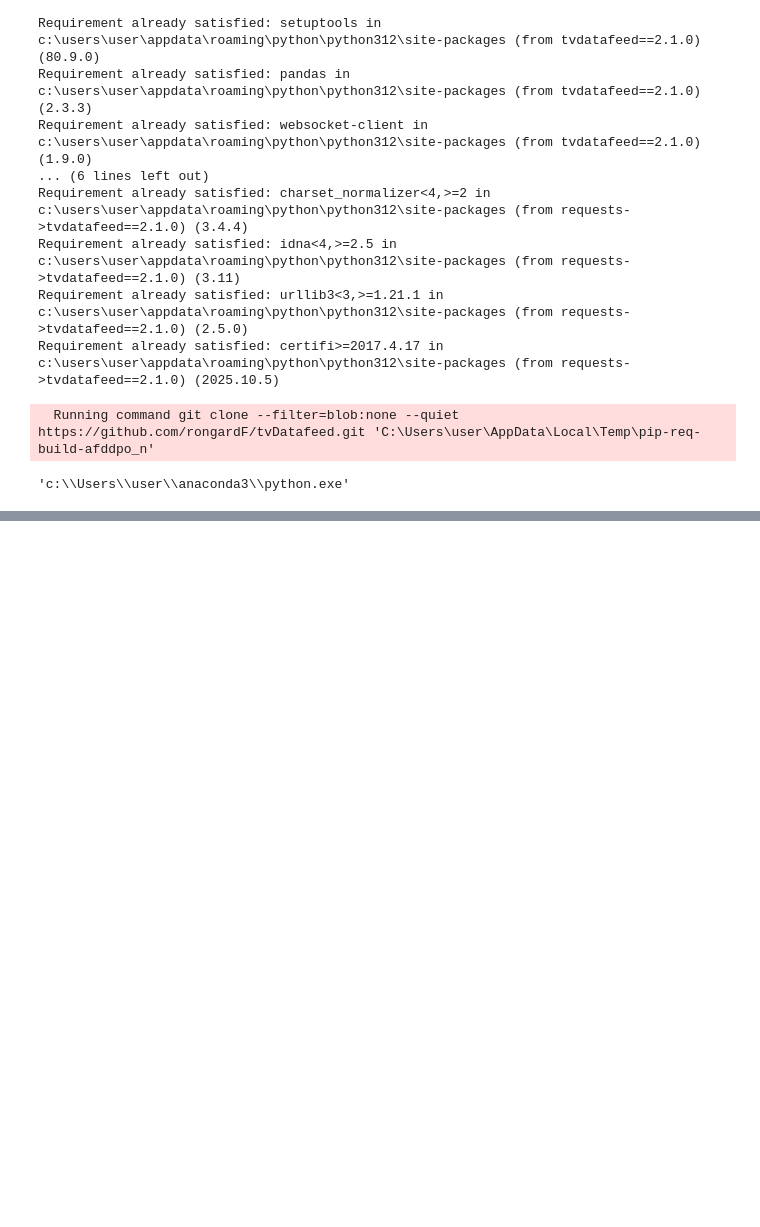
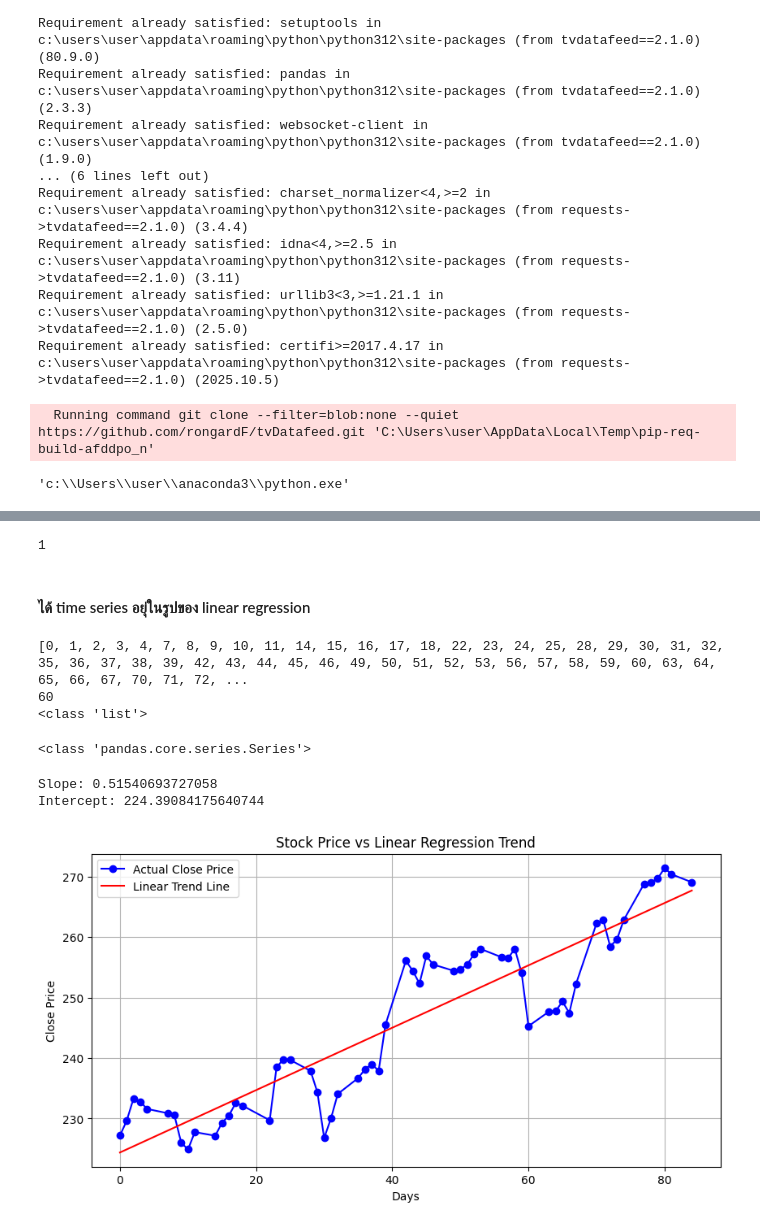
Before and after one commit to Pharadee1112/python01_module4, a Jupyter notebook: final project/test05.ipynb, the cells around one changed output, grey strips where cells are left out. Saved outputs shown, nothing was run; the diff lists cells and outputs as text; code cells hidden in the pictures; blank space fills up the shorter version.

```diff
--- a/final project/test05.ipynb
+++ b/final project/test05.ipynb
@@ -71,0 +155,5 @@ you are using nologin method, data you access may be limited
+# %%
+y = (data.index[1]-data.index[0])
+y.days
+# %% [output]
+1
@@ -71,0 +162,51 @@ you are using nologin method, data you access may be limited
+# %% [markdown]
+#### ได้ time series อยุ่ในรูปของ linear regression
+# %%
+index = [0]
+
+for date in data.index[1:]:
+    value = date - data.index[0]
+    index.append(value.days)
+
+print(index)
+print(len(index))
+print(type(index))
+# %% [output]
+[0, 1, 2, 3, 4, 7, 8, 9, 10, 11, 14, 15, 16, 17, 18, 22, 23, 24, 25, 28, 29, 30, 31, 32, 35, 36, 37, 38, 39, 42, 43, 44, 45, 46, 49, 50, 51, 52, 53, 56, 57, 58, 59, 60, 63, 64, 65, 66, 67, 70, 71, 72, ...
+60
+<class 'list'>
+# %%
+# print(data["close"])
+print(type(data["close"]))
+# %% [output]
+<class 'pandas.core.series.Series'>
+# %%
+def linear_regression(series_x, series_y):
+
+    n_bars = len(series_x)
+
+    sum_x = sum(series_x)
+    sum_y = sum(series_y)
+
+    sum_xy = 0
+    for index in range(n_bars):
+        sum_xy += series_x[index] * series_y[index]
+
+    sum_square_x = 0
+    for index in range(n_bars):
+        sum_square_x += series_x[index] ** 2
+
+    slope_of_linear = (n_bars * sum_xy - sum_x * sum_y) / (n_bars * sum_square_x - sum_x**2)
+    intercept_of_linear = (sum_y * sum_square_x - sum_x * sum_xy) / (n_bars * sum_square_x - sum_x**2)
+
+    return slope_of_linear, intercept_of_linear
+
+series_x = index
+series_y = list(data["close"])
+
+slope, intercept = linear_regression(series_x, series_y)
+print("Slope:", slope)
+print("Intercept:", intercept)
+# %% [output]
+Slope: 0.51540693727058
+Intercept: 224.39084175640744
@@ -71,0 +215,15 @@ you are using nologin method, data you access may be limited
+# %%
+trend_line = [slope * x + intercept for x in series_x]
+
+# วาดกราฟ
+plt.figure(figsize=(10, 5))
+plt.plot(series_x, series_y, label='Actual Close Price', color='blue', marker='o')
+plt.plot(series_x, trend_line, label='Linear Trend Line', color='red')
+plt.xlabel('Days')
+plt.ylabel('Close Price')
+plt.title('Stock Price vs Linear Regression Trend')
+plt.legend()
+plt.grid(True)
+plt.show()
+# %% [output]
+[figure, added]
```
Also changed, not shown: parts of 10 cells of this notebook, 2 other files.
